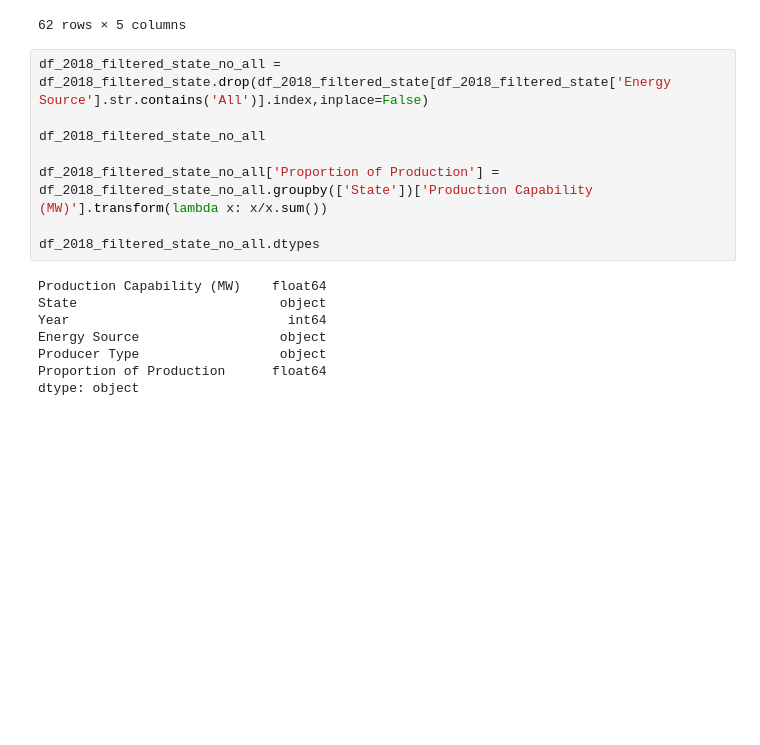
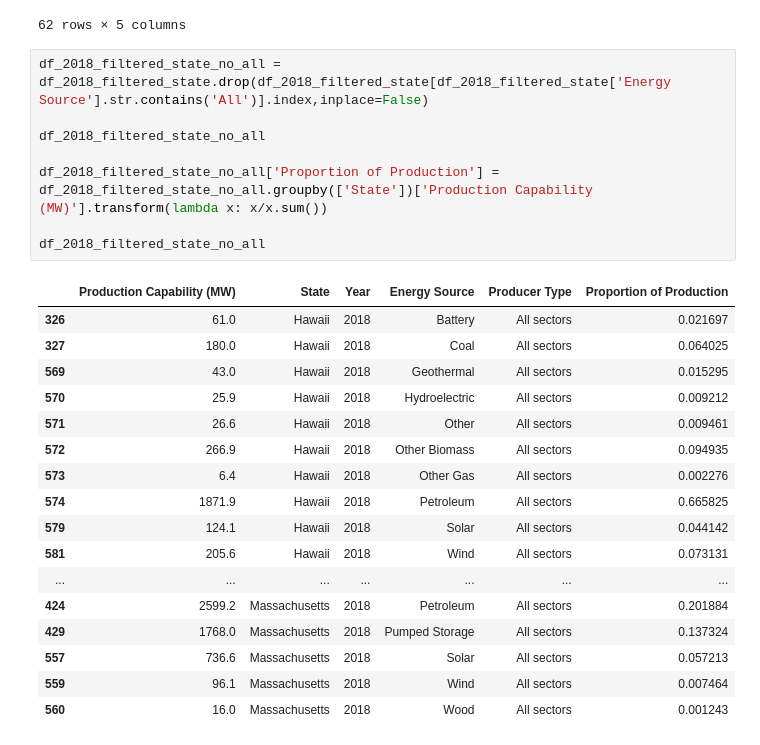
Before and after one commit to andrew8185/project-01, a Jupyter notebook: project_1.ipynb, the cells around one changed output. Cells and saved outputs as stored; diff of their text form; blank space fills up the shorter version.

```diff
--- a/project_1.ipynb
+++ b/project_1.ipynb
@@ -635,16 +635,26 @@ df_2018_filtered_state
 # %%
 df_2018_filtered_state_no_all = df_2018_filtered_state.drop(df_2018_filtered_state[df_2018_filtered_state['Energy Source'].str.contains('All')].index,inplace=False)
 
 df_2018_filtered_state_no_all
 
 df_2018_filtered_state_no_all['Proportion of Production'] = df_2018_filtered_state_no_all.groupby(['State'])['Production Capability (MW)'].transform(lambda x: x/x.sum())
 
-df_2018_filtered_state_no_all.dtypes
+df_2018_filtered_state_no_all
 # %% [output]
-Production Capability (MW)    float64
-State                          object
-Year                            int64
-Energy Source                  object
-Producer Type                  object
-Proportion of Production      float64
-dtype: object
+|  | Production Capability (MW) | State | Year | Energy Source | Producer Type | Proportion of Production |
+| 326 | 61.0 | Hawaii | 2018 | Battery | All sectors | 0.021697 |
+| 327 | 180.0 | Hawaii | 2018 | Coal | All sectors | 0.064025 |
+| 569 | 43.0 | Hawaii | 2018 | Geothermal | All sectors | 0.015295 |
+| 570 | 25.9 | Hawaii | 2018 | Hydroelectric | All sectors | 0.009212 |
+| 571 | 26.6 | Hawaii | 2018 | Other | All sectors | 0.009461 |
+| 572 | 266.9 | Hawaii | 2018 | Other Biomass | All sectors | 0.094935 |
+| 573 | 6.4 | Hawaii | 2018 | Other Gas | All sectors | 0.002276 |
+| 574 | 1871.9 | Hawaii | 2018 | Petroleum | All sectors | 0.665825 |
+| 579 | 124.1 | Hawaii | 2018 | Solar | All sectors | 0.044142 |
+| 581 | 205.6 | Hawaii | 2018 | Wind | All sectors | 0.073131 |
+| ... | ... | ... | ... | ... | ... | ... |
+| 424 | 2599.2 | Massachusetts | 2018 | Petroleum | All sectors | 0.201884 |
+| 429 | 1768.0 | Massachusetts | 2018 | Pumped Storage | All sectors | 0.137324 |
+| 557 | 736.6 | Massachusetts | 2018 | Solar | All sectors | 0.057213 |
+| 559 | 96.1 | Massachusetts | 2018 | Wind | All sectors | 0.007464 |
+| 560 | 16.0 | Massachusetts | 2018 | Wood | All sectors | 0.001243 |
```
Also changed, not shown: parts of 3 cells of this notebook.
